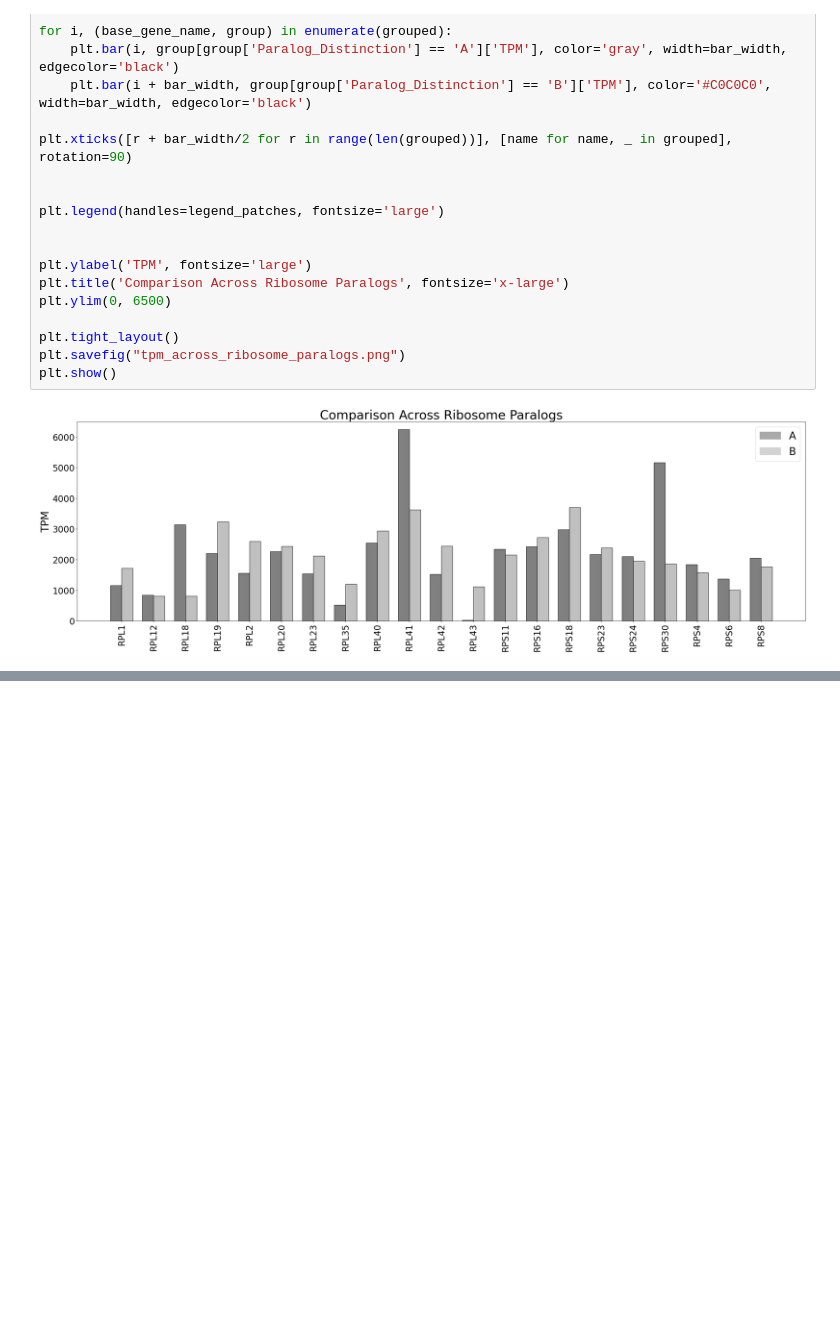
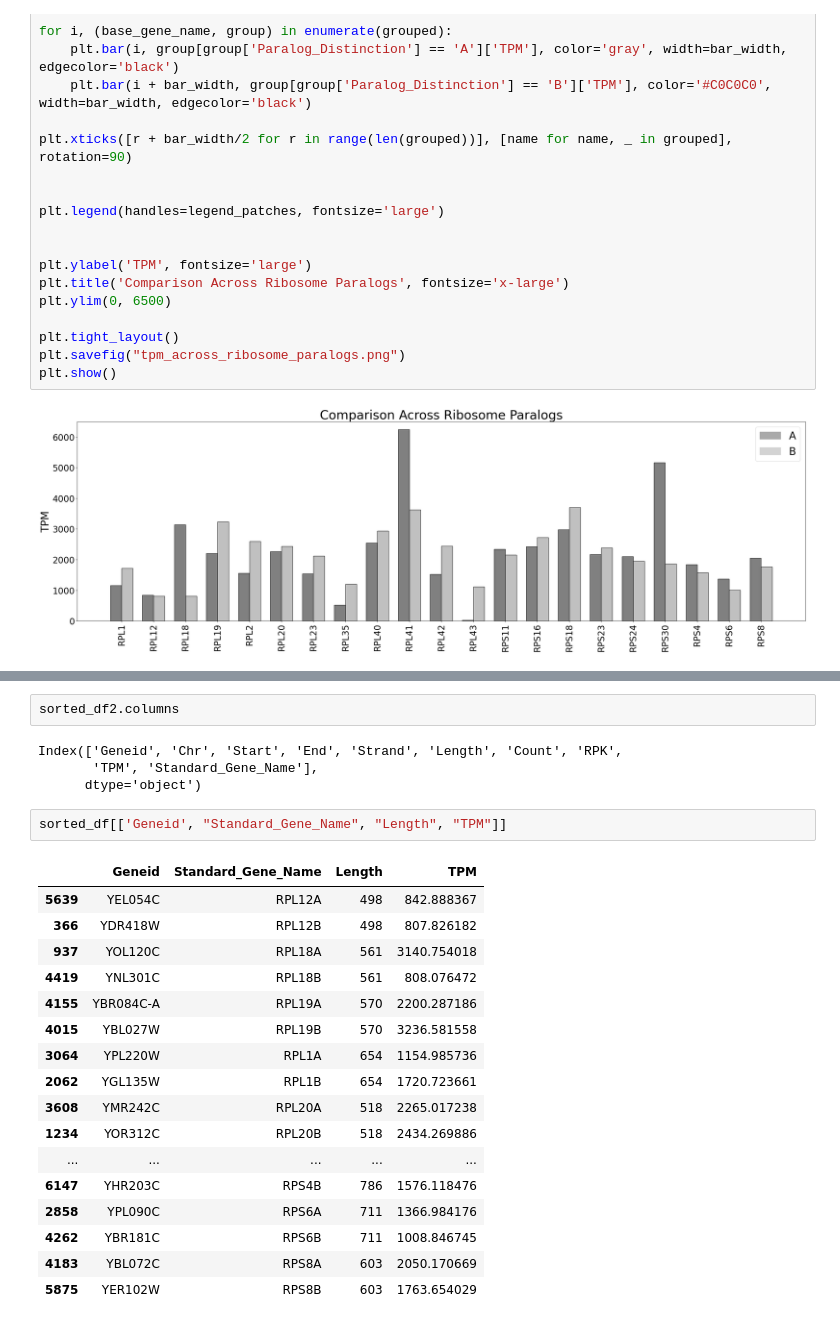
Before and after one commit to samuelcampione/RNAseq_Transcription_Analysis_Ribosome_Paralogs, a Jupyter notebook: rna_seq_analysis.ipynb, the cells around one changed output, grey strips where cells are left out. Saved outputs shown, nothing was run; the diff lists cells and outputs as text; blank space fills up the shorter version.

```diff
--- a/rna_seq_analysis.ipynb
+++ b/rna_seq_analysis.ipynb
@@ -400,0 +606,26 @@ plt.show()
+# %%
+sorted_df2.columns
+# %% [output]
+Index(['Geneid', 'Chr', 'Start', 'End', 'Strand', 'Length', 'Count', 'RPK',
+       'TPM', 'Standard_Gene_Name'],
+      dtype='object')
+# %%
+sorted_df[['Geneid', "Standard_Gene_Name", "Length", "TPM"]]
+# %% [output]
+|  | Geneid | Standard_Gene_Name | Length | TPM |
+| 5639 | YEL054C | RPL12A | 498 | 842.888367 |
+| 366 | YDR418W | RPL12B | 498 | 807.826182 |
+| 937 | YOL120C | RPL18A | 561 | 3140.754018 |
+| 4419 | YNL301C | RPL18B | 561 | 808.076472 |
+| 4155 | YBR084C-A | RPL19A | 570 | 2200.287186 |
+| 4015 | YBL027W | RPL19B | 570 | 3236.581558 |
+| 3064 | YPL220W | RPL1A | 654 | 1154.985736 |
+| 2062 | YGL135W | RPL1B | 654 | 1720.723661 |
+| 3608 | YMR242C | RPL20A | 518 | 2265.017238 |
+| 1234 | YOR312C | RPL20B | 518 | 2434.269886 |
+| ... | ... | ... | ... | ... |
+| 6147 | YHR203C | RPS4B | 786 | 1576.118476 |
+| 2858 | YPL090C | RPS6A | 711 | 1366.984176 |
+| 4262 | YBR181C | RPS6B | 711 | 1008.846745 |
+| 4183 | YBL072C | RPS8A | 603 | 2050.170669 |
+| 5875 | YER102W | RPS8B | 603 | 1763.654029 |
```
Also changed, not shown: parts of 30 cells of this notebook, 2 other files.
